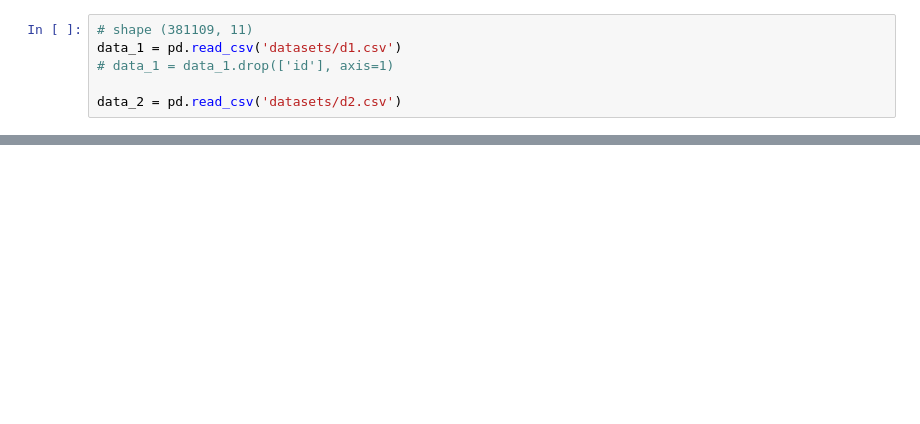
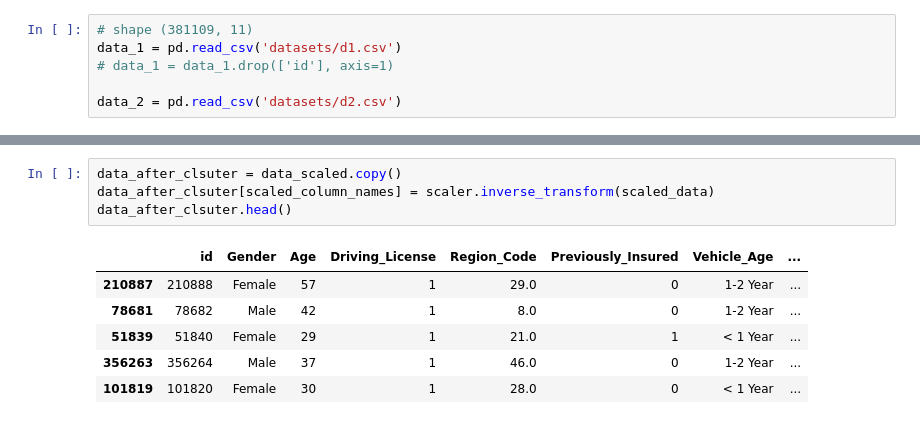
Before and after one commit to atf98/An-Efficient-Discretization-Algorithm-Using-Rough-Set-Theory, a Jupyter notebook: algorithm.ipynb, the cells around one changed output, grey strips where cells are left out. Drawn from its saved outputs; the diff is of its cells as text; blank space fills up the shorter version.

```diff
--- a/algorithm.ipynb
+++ b/algorithm.ipynb
@@ -88,0 +229,11 @@ print('Estimated number of clusters: %d' % n_clusters_)
+# %%
+data_after_clsuter = data_scaled.copy()
+data_after_clsuter[scaled_column_names] = scaler.inverse_transform(scaled_data)
+data_after_clsuter.head()
+# %% [output]
+|  | id | Gender | Age | Driving_License | Region_Code | Previously_Insured | Vehicle_Age | ... |
+| 210887 | 210888 | Female | 57 | 1 | 29.0 | 0 | 1-2 Year | ... |
+| 78681 | 78682 | Male | 42 | 1 | 8.0 | 0 | 1-2 Year | ... |
+| 51839 | 51840 | Female | 29 | 1 | 21.0 | 1 | < 1 Year | ... |
+| 356263 | 356264 | Male | 37 | 1 | 46.0 | 0 | 1-2 Year | ... |
+| 101819 | 101820 | Female | 30 | 1 | 28.0 | 0 | < 1 Year | ... |
```
Also changed, not shown: parts of 22 cells of this notebook, 8 other files.
